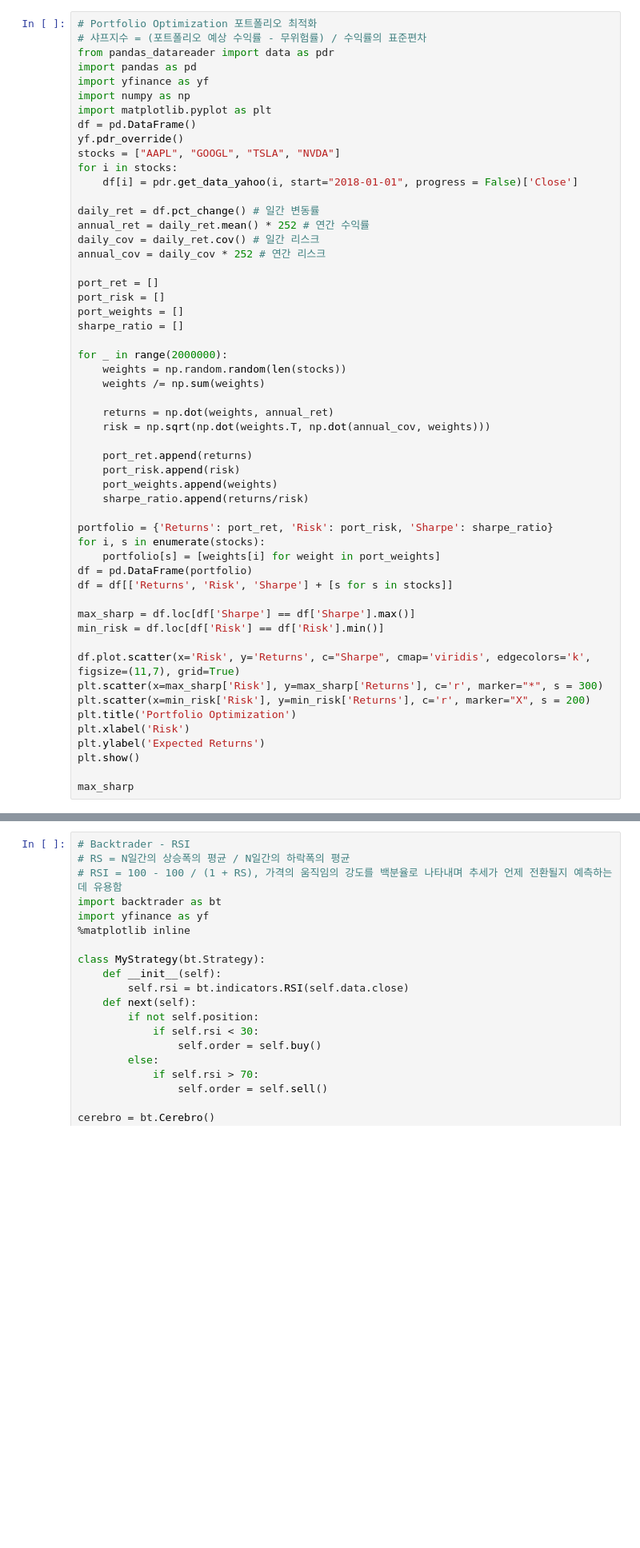
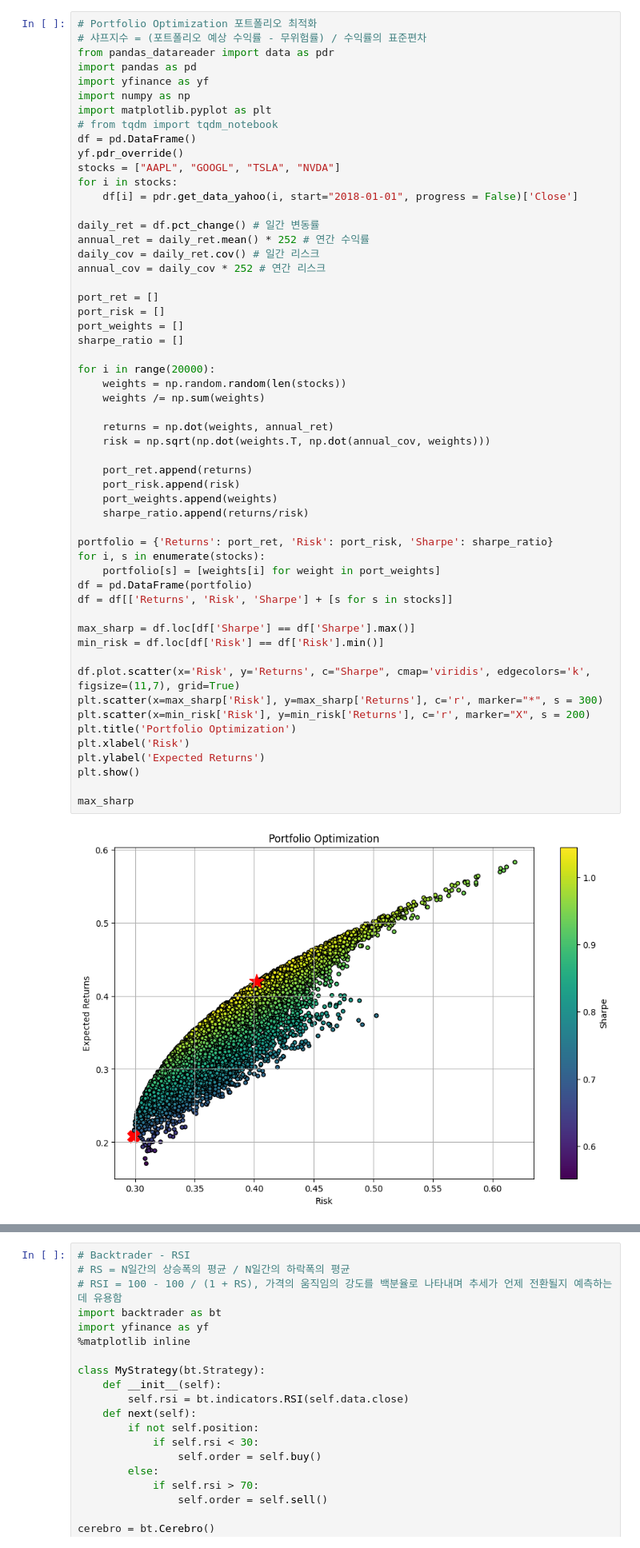
Before and after one commit to taewan2002/stock, a Jupyter notebook: Analysis.ipynb, the cells around one changed output, grey strips where cells are left out. Shown at 80% size. Cells and saved outputs as stored; diff of their text form; blank space fills up the shorter version.

```diff
--- a/Analysis.ipynb
+++ b/Analysis.ipynb
@@ -144,6 +172,7 @@ import pandas as pd
 import yfinance as yf
 import numpy as np
 import matplotlib.pyplot as plt
+# from tqdm import tqdm_notebook
 df = pd.DataFrame()
 yf.pdr_override()
 stocks = ["AAPL", "GOOGL", "TSLA", "NVDA"]
@@ -160,33 +189,35 @@ port_risk = []
 port_weights = []
 sharpe_ratio = []
 
-for _ in range(2000000):
+for i in range(20000):
     weights = np.random.random(len(stocks))
     weights /= np.sum(weights)
 
     returns = np.dot(weights, annual_ret)
     risk = np.sqrt(np.dot(weights.T, np.dot(annual_cov, weights)))
 
     port_ret.append(returns)
     port_risk.append(risk)
     port_weights.append(weights)
     sharpe_ratio.append(returns/risk)
 
 portfolio = {'Returns': port_ret, 'Risk': port_risk, 'Sharpe': sharpe_ratio}
 for i, s in enumerate(stocks):
     portfolio[s] = [weights[i] for weight in port_weights]
 df = pd.DataFrame(portfolio)
 df = df[['Returns', 'Risk', 'Sharpe'] + [s for s in stocks]]
 
 max_sharp = df.loc[df['Sharpe'] == df['Sharpe'].max()]
 min_risk = df.loc[df['Risk'] == df['Risk'].min()]
 
 df.plot.scatter(x='Risk', y='Returns', c="Sharpe", cmap='viridis', edgecolors='k', figsize=(11,7), grid=True)
 plt.scatter(x=max_sharp['Risk'], y=max_sharp['Returns'], c='r', marker="*", s = 300)
 plt.scatter(x=min_risk['Risk'], y=min_risk['Returns'], c='r', marker="X", s = 200)
 plt.title('Portfolio Optimization')
 plt.xlabel('Risk')
 plt.ylabel('Expected Returns')
 plt.show()
 
 max_sharp
+# %% [output]
+[figure, added]
```
Also changed, not shown: parts of 14 cells of this notebook.
